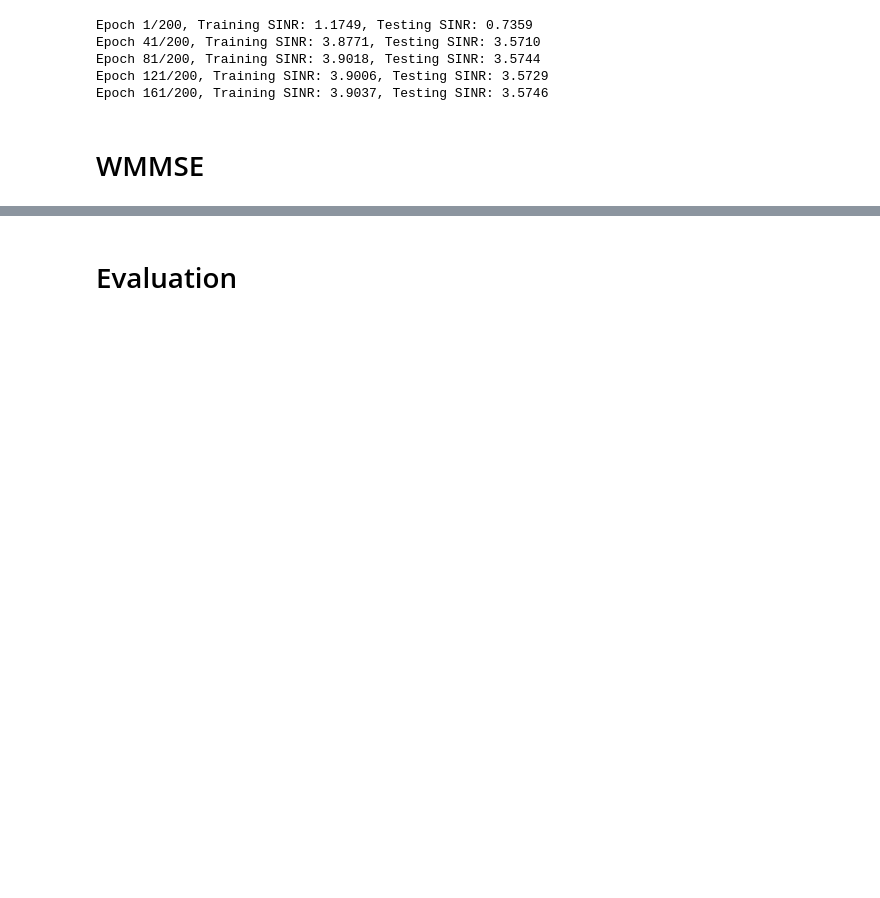
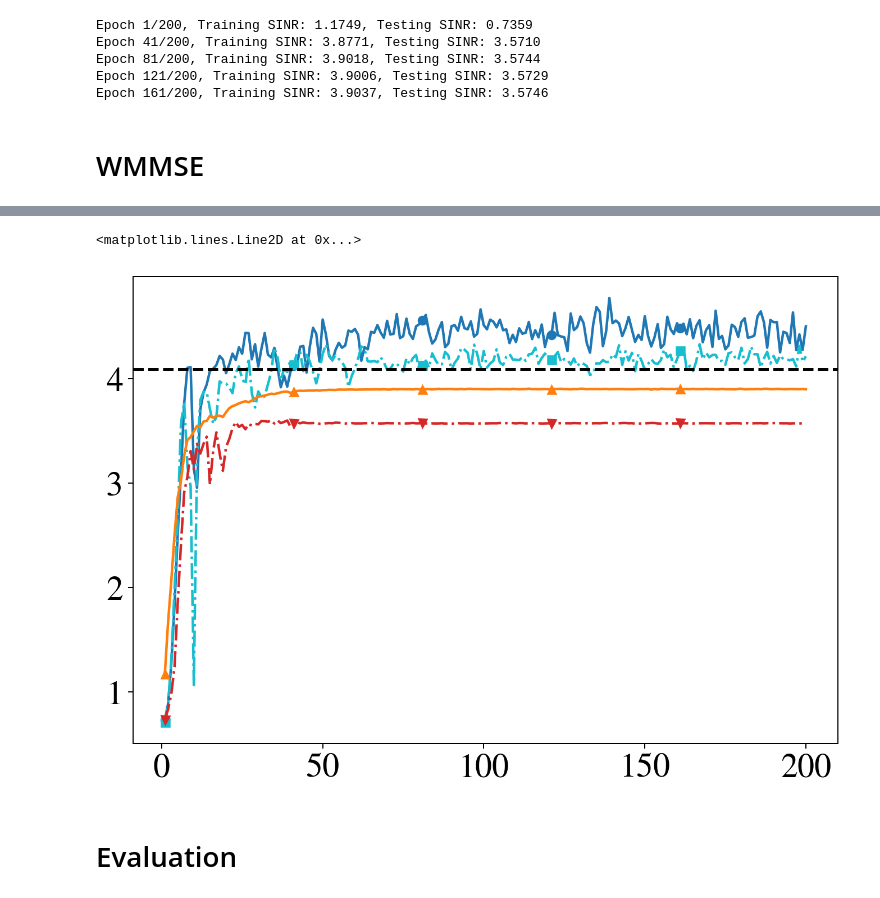
Before and after one commit to LeGiangK62/QGNN_Comm, a Jupyter notebook: src/d2d/plot copy.ipynb, the cells around one changed output, grey strips where cells are left out. Cells and saved outputs as stored; diff of their text form; code cells hidden in the pictures; blank space fills up the shorter version.

```diff
--- a/src/d2d/plot copy.ipynb
+++ b/src/d2d/plot copy.ipynb
@@ -197,3 +281,51 @@ plt.savefig("./D2D_Res.pdf", format="pdf", bbox_inches="tight")
+# %%
+import matplotlib.pyplot as plt
+import numpy
+
+plt.rc("text", usetex=False)
+plt.rcParams['mathtext.fontset'] = 'cm'
+plt.rcParams['font.family'] = 'STIXGeneral'
+plt.rcParams.update({'font.size': 24})
+fig, ax = plt.subplots(figsize=(9, 6), dpi=180)
+
+# QGNN
+plt.plot(range(1, epochs+1), training_sinr,
+# plt.plot(range(1, epochs + 1), training_sinr,
+        label=f'Training - SQM-GNN', markevery=step_plot,
+
+        marker='o', linewidth=1.8, color='tab:blue')
+
+plt.plot(range(1, epochs+1), testing_sinr,
+# plt.plot(range(1, epochs + 1), testing_sinr,
+        label=f'Testing - SQM-GNN', markevery=step_plot, linestyle='-.',
+        marker='s', linewidth=1.8, color='tab:cyan')
+
+
+plt.plot(range(1, epochs + 1), numpy.array(training_sinr_gnn),
+        label=f'Training - GNN', markevery=step_plot,
+        marker='^', linewidth=1.8, color='tab:orange')
+
+plt.plot(range(1, epochs + 1), numpy.array(testing_sinr_gnn),
+        label=f'Testing - GNN', markevery=step_plot, linestyle='-.',
+        marker='v', linewidth=1.8, color='tab:red')
+
+# WMMSE baseline
+plt.axhline(y=test_wmmse, color='k', linestyle='--', linewidth=2,
+            label='WMMSE')
+
+# # plt.title('Unsupervised Setting')
+# plt.xlabel('Epochs')
+# plt.ylabel('Sum-Rate [bps/Hz]')
+# # plt.xticks(range(1,total_epoch+1))
+# plt.legend()
+# plt.grid(True)
+
+# plt.tight_layout()
+# # plt.savefig("../../results/D2D_Res.pdf", format="pdf", bbox_inches="tight")
+# plt.savefig("./D2D_Res.pdf", format="pdf", bbox_inches="tight")
+# %% [output]
+<matplotlib.lines.Line2D at 0x...>
+[figure, added]
 # %% [markdown]
 # Evaluation
 # %%
```
Also changed, not shown: parts of 6 cells of this notebook.
